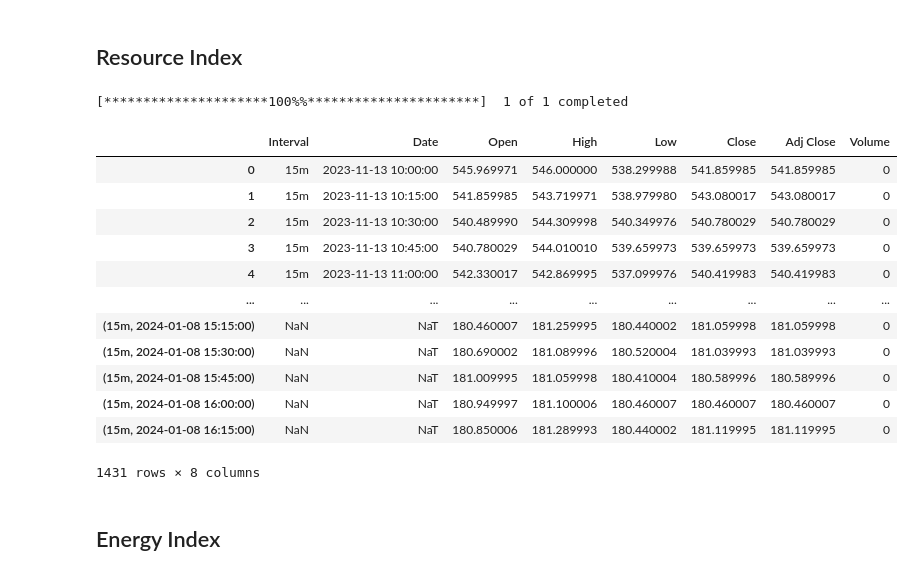
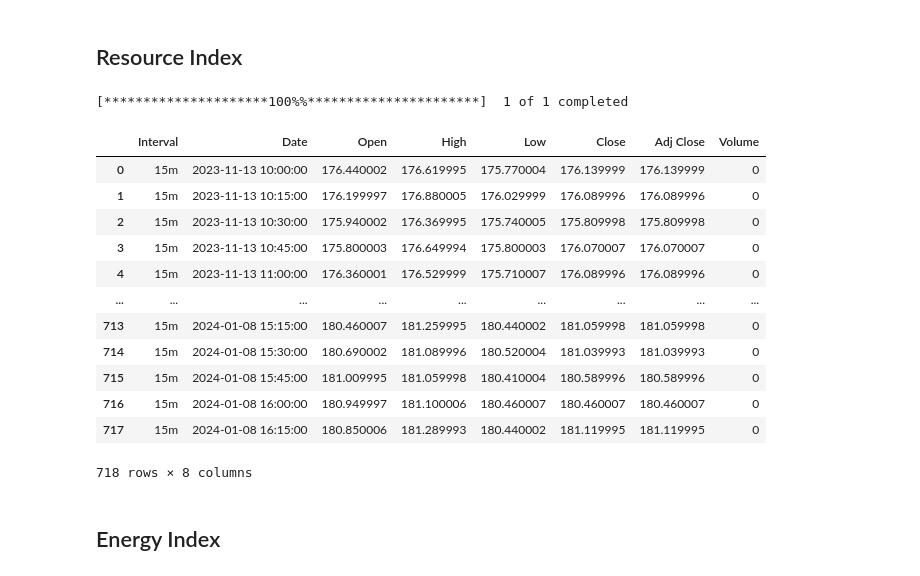
Before and after one commit to y-lims/DADS6003_Buy-Sell_Stock_Forecasting, a Jupyter notebook: SPRC_training.ipynb, the cells around one changed output. Drawn from its saved outputs; the diff is of its cells as text; code cells hidden in the pictures.

```diff
--- a/SPRC_training.ipynb
+++ b/SPRC_training.ipynb
@@ -276,11 +276,11 @@ display(CNY_df)
 # %% [markdown]
 ## SET100
 # %%
-# SET100 15m
+# SET100 5m
 stock_symbol = 'BSET100.BK'
 end_date = datetime.today().strftime('%Y-%m-%d')
 start_date = (datetime.today() - timedelta(days=59)).strftime('%Y-%m-%d')
-intervals = ['15m']
+intervals = ['5m']
 
 # Create an empty DataFrame to store the results
 SET100_df = pd.DataFrame()
@@ -298,8 +298,8 @@ SET100_df.reset_index(inplace=True)
 # Display the resulting DataFrame
 display(SET100_df)
 
-# # Save the DataFrame to a CSV file
-# SET100_df.to_csv('data_SET100.csv', index=False)
+# Save the DataFrame to a CSV file
+SET100_df.to_csv('data_SET100.csv', index=False)
 # %% [output]
 [*********************100%%**********************]  1 of 1 completed
 |  | Interval | Date | Open | High | Low | Close | Adj Close | Volume |
@@ -318,11 +318,11 @@ display(SET100_df)
 # %% [markdown]
 ## SET50
 # %%
-# SET50 15m
+# SET50 5m
 stock_symbol = 'TDEX.BK'
 end_date = datetime.today().strftime('%Y-%m-%d')
 start_date = (datetime.today() - timedelta(days=59)).strftime('%Y-%m-%d')
-intervals = ['15m']
+intervals = ['5m']
 
 # Create an empty DataFrame to store the results
 SET50_df = pd.DataFrame()
@@ -340,8 +340,8 @@ SET50_df.reset_index(inplace=True)
 # Display the resulting DataFrame
 display(SET50_df)
 
-# # Save the DataFrame to a CSV file
-# SET50_df.to_csv('data_SET50.csv', index=False)
+# Save the DataFrame to a CSV file
+SET50_df.to_csv('data_SET50.csv', index=False)
 # %% [output]
 [*********************100%%**********************]  1 of 1 completed
 |  | Interval | Date | Open | High | Low | Close | Adj Close | Volume |
@@ -404,43 +404,43 @@ display(GOLD_df)
 # %%
 # Resource Index 15m
 stock_symbol = '^RESOURC.BK'
 end_date = datetime.today().strftime('%Y-%m-%d')
 start_date = (datetime.today() - timedelta(days=59)).strftime('%Y-%m-%d')
 intervals = ['15m']
 
 # Create an empty DataFrame to store the results
 RESOURCE_df = pd.DataFrame()
 
 # Loop through each interval and append data to the DataFrame
 for interval in intervals:
     data = yf.download(stock_symbol, start=start_date, end=end_date, interval=interval)
     # Add a level to the MultiIndex for the interval
     data.index = pd.MultiIndex.from_product([[interval], data.index], names=['Interval', 'Date'])
-    RESOURCE_df = pd.concat([TOURISM_df, data])
+    RESOURCE_df = pd.concat([RESOURCE_df, data])
 
 # Reset the index to get Date as a column
-TOURISM_df.reset_index(inplace=True)
+RESOURCE_df.reset_index(inplace=True)
 
 # Display the resulting DataFrame
 display(RESOURCE_df)
 
 # # Save the DataFrame to a CSV file
 # RESOURCE_df.to_csv('data_RESOURC.csv', index=False)
 # %% [output]
 [*********************100%%**********************]  1 of 1 completed
 |  | Interval | Date | Open | High | Low | Close | Adj Close | Volume |
-| 0 | 15m | 2023-11-13 10:00:00 | 545.969971 | 546.000000 | 538.299988 | 541.859985 | 541.859985 | 0 |
-| 1 | 15m | 2023-11-13 10:15:00 | 541.859985 | 543.719971 | 538.979980 | 543.080017 | 543.080017 | 0 |
-| 2 | 15m | 2023-11-13 10:30:00 | 540.489990 | 544.309998 | 540.349976 | 540.780029 | 540.780029 | 0 |
-| 3 | 15m | 2023-11-13 10:45:00 | 540.780029 | 544.010010 | 539.659973 | 539.659973 | 539.659973 | 0 |
-| 4 | 15m | 2023-11-13 11:00:00 | 542.330017 | 542.869995 | 537.099976 | 540.419983 | 540.419983 | 0 |
+| 0 | 15m | 2023-11-13 10:00:00 | 176.440002 | 176.619995 | 175.770004 | 176.139999 | 176.139999 | 0 |
+| 1 | 15m | 2023-11-13 10:15:00 | 176.199997 | 176.880005 | 176.029999 | 176.089996 | 176.089996 | 0 |
+| 2 | 15m | 2023-11-13 10:30:00 | 175.940002 | 176.369995 | 175.740005 | 175.809998 | 175.809998 | 0 |
+| 3 | 15m | 2023-11-13 10:45:00 | 175.800003 | 176.649994 | 175.800003 | 176.070007 | 176.070007 | 0 |
+| 4 | 15m | 2023-11-13 11:00:00 | 176.360001 | 176.529999 | 175.710007 | 176.089996 | 176.089996 | 0 |
 | ... | ... | ... | ... | ... | ... | ... | ... | ... |
-| (15m, 2024-01-08 15:15:00) | NaN | NaT | 180.460007 | 181.259995 | 180.440002 | 181.059998 | 181.059998 | 0 |
-| (15m, 2024-01-08 15:30:00) | NaN | NaT | 180.690002 | 181.089996 | 180.520004 | 181.039993 | 181.039993 | 0 |
-| (15m, 2024-01-08 15:45:00) | NaN | NaT | 181.009995 | 181.059998 | 180.410004 | 180.589996 | 180.589996 | 0 |
-| (15m, 2024-01-08 16:00:00) | NaN | NaT | 180.949997 | 181.100006 | 180.460007 | 180.460007 | 180.460007 | 0 |
-| (15m, 2024-01-08 16:15:00) | NaN | NaT | 180.850006 | 181.289993 | 180.440002 | 181.119995 | 181.119995 | 0 |
+| 713 | 15m | 2024-01-08 15:15:00 | 180.460007 | 181.259995 | 180.440002 | 181.059998 | 181.059998 | 0 |
+| 714 | 15m | 2024-01-08 15:30:00 | 180.690002 | 181.089996 | 180.520004 | 181.039993 | 181.039993 | 0 |
+| 715 | 15m | 2024-01-08 15:45:00 | 181.009995 | 181.059998 | 180.410004 | 180.589996 | 180.589996 | 0 |
+| 716 | 15m | 2024-01-08 16:00:00 | 180.949997 | 181.100006 | 180.460007 | 180.460007 | 180.460007 | 0 |
+| 717 | 15m | 2024-01-08 16:15:00 | 180.850006 | 181.289993 | 180.440002 | 181.119995 | 181.119995 | 0 |
-1431 rows × 8 columns
+718 rows × 8 columns
 # %% [markdown]
 ## Energy Index
 # %%
```
Also changed, not shown: parts of 21 cells of this notebook.
